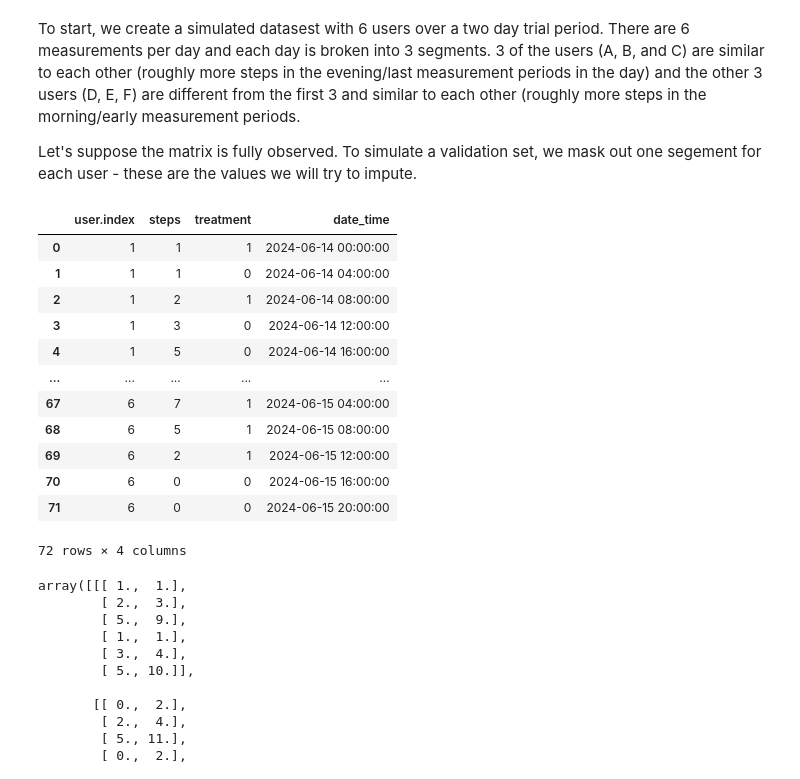
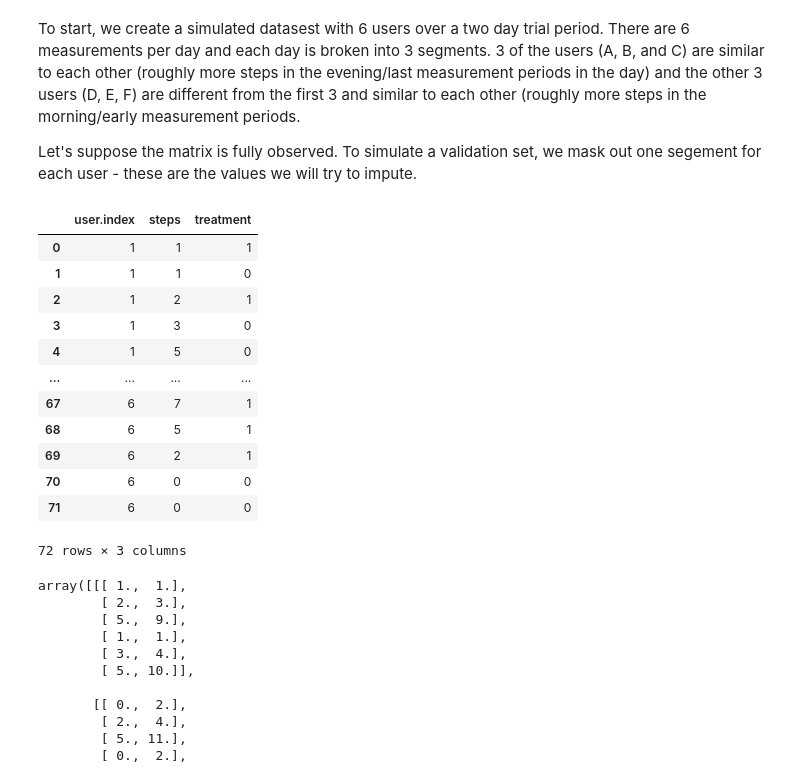
Before and after one commit to calebchin/Heartsteps-DNN, a Jupyter notebook: distributionalnn_heartsteps.ipynb, the cells around one changed output. Saved outputs shown, nothing was run; the diff lists cells and outputs as text; code cells hidden in the pictures.

```diff
--- a/distributionalnn_heartsteps.ipynb
+++ b/distributionalnn_heartsteps.ipynb
@@ -733,46 +631,46 @@ uD = np.repeat(4, 6 * 2)
 uE = np.repeat(5, 6 * 2)
 uF = np.repeat(6, 6 * 2)
 
 user_index = np.concatenate((uA, uB, uC, uD, uE, uF))
 
 # step measurements
 steps_uA = [1, 1, 2, 3, 5, 9, 1, 1, 3, 4, 5, 10]
 steps_uB = [0, 2, 2, 4, 5, 11, 0, 2, 3, 3, 4, 12]
 steps_uC = [0, 0, 2, 5, 7, 10, 2, 2, 1, 5, 6, 9]
 
 steps_uD = [10, 5, 4, 3, 1, 1, 9, 5, 3, 2, 1, 1]
 steps_uE = [12, 4, 3, 3, 2, 0, 11, 5, 4, 2, 2, 0]
 steps_uF = [9, 6, 5, 1, 2, 2, 10, 7, 5, 2, 0, 0]
 steps = np.concatenate((steps_uA, steps_uB, steps_uC, steps_uD, steps_uE, steps_uF))
 
 # treatment indicators
 trt_uA = [1, 0, 1, 0, 0, 0, 1, 1, 0, 1, 1, 0]
 trt_uB = [0, 0, 0, 1, 1, 1, 0, 1, 1, 0, 1, 0]
 trt_uC = [1, 1, 1, 1, 1, 1, 1, 1, 1, 1, 0, 0]
 
 trt_uD = [1, 0, 1, 0, 0, 0, 1, 1, 0, 1, 1, 0]
 trt_uE = [0, 0, 0, 1, 1, 1, 0, 1, 1, 0, 1, 0]
 trt_uF = [1, 1, 1, 1, 1, 1, 1, 1, 1, 1, 0, 0]
 
-single = pd.Series(pd.date_range("2024-06-14", "2024-06-16", inclusive = "left", freq = '4h'))
+#single = pd.Series(pd.date_range("2024-06-14", "2024-06-16", inclusive = "left", freq = '4h'))
 
 trt = np.concatenate((trt_uA, trt_uB, trt_uC, trt_uD, trt_uE, trt_uF))
 final_np = np.stack((user_index, steps, trt), axis = 1)
 df_nn_test = pd.DataFrame(final_np, columns = ["user.index", "steps", "treatment"])
-df_nn_test["date_time"] = pd.concat([single, single, single, single, single, single]).reset_index(drop = "True")
+#df_nn_test["date_time"] = pd.concat([single, single, single, single, single, single]).reset_index(drop = "True")
 df_nn_test
 # %% [output]
-|  | user.index | steps | treatment | date_time |
-| 0 | 1 | 1 | 1 | 2024-06-14 00:00:00 |
-| 1 | 1 | 1 | 0 | 2024-06-14 04:00:00 |
-| 2 | 1 | 2 | 1 | 2024-06-14 08:00:00 |
-| 3 | 1 | 3 | 0 | 2024-06-14 12:00:00 |
-| 4 | 1 | 5 | 0 | 2024-06-14 16:00:00 |
-| ... | ... | ... | ... | ... |
-| 67 | 6 | 7 | 1 | 2024-06-15 04:00:00 |
-| 68 | 6 | 5 | 1 | 2024-06-15 08:00:00 |
-| 69 | 6 | 2 | 1 | 2024-06-15 12:00:00 |
-| 70 | 6 | 0 | 0 | 2024-06-15 16:00:00 |
-| 71 | 6 | 0 | 0 | 2024-06-15 20:00:00 |
+|  | user.index | steps | treatment |
+| 0 | 1 | 1 | 1 |
+| 1 | 1 | 1 | 0 |
+| 2 | 1 | 2 | 1 |
+| 3 | 1 | 3 | 0 |
+| 4 | 1 | 5 | 0 |
+| ... | ... | ... | ... |
+| 67 | 6 | 7 | 1 |
+| 68 | 6 | 5 | 1 |
+| 69 | 6 | 2 | 1 |
+| 70 | 6 | 0 | 0 |
+| 71 | 6 | 0 | 0 |
-72 rows × 4 columns
+72 rows × 3 columns
 # %%
```
Also changed, not shown: parts of 55 cells of this notebook.
